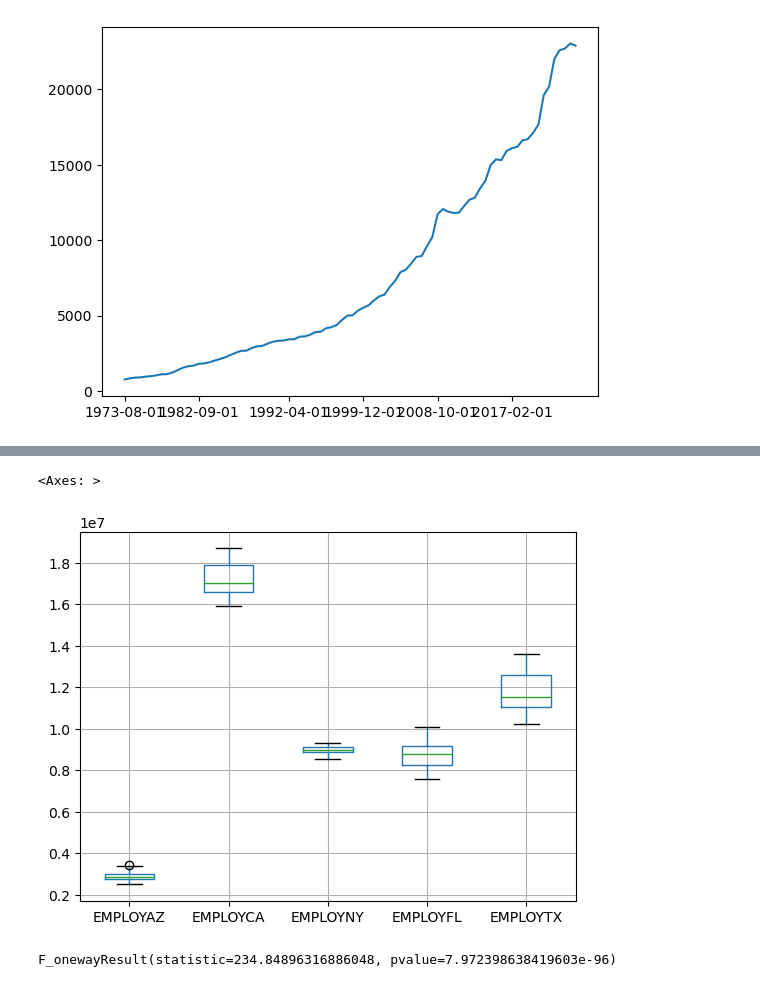
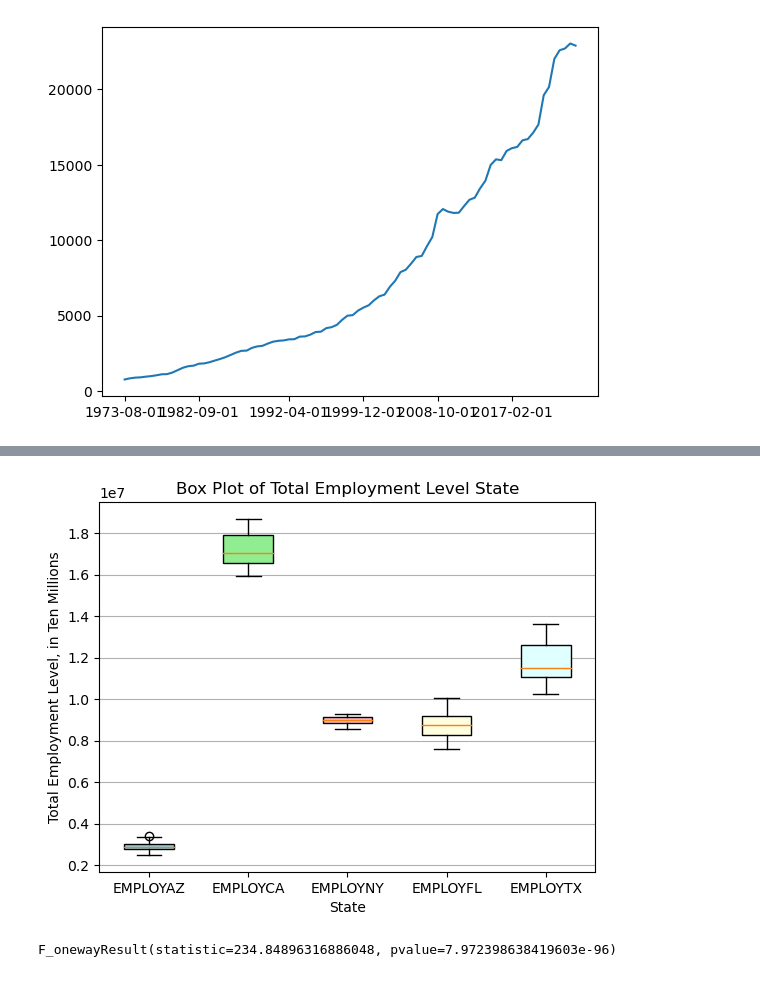
Before and after one commit to RyakDL/Project-1_Finance, a Jupyter notebook: Main_active-Copy2.ipynb, the cells around one changed output, grey strips where cells are left out. Cells and saved outputs as stored; diff of their text form; code cells hidden in the pictures.

```diff
--- a/Main_active-Copy2.ipynb
+++ b/Main_active-Copy2.ipynb
@@ -265,9 +290,38 @@ States_merge.boxplot(column=['AZTAST', 'CATAST', 'NYTAST', 'FLTAST', 'TXTAST'])
 # %%
 # Create box plot for total Employment Level by State
-States_merge.boxplot(column=['EMPLOYAZ', 'EMPLOYCA', 'EMPLOYNY', 'EMPLOYFL', 'EMPLOYTX'])
+#States_merge.boxplot(column=['EMPLOYAZ', 'EMPLOYCA', 'EMPLOYNY', 'EMPLOYFL', 'EMPLOYTX'])
+
+# Select the columns for box plot
+columns = ['EMPLOYAZ', 'EMPLOYCA', 'EMPLOYNY', 'EMPLOYFL', 'EMPLOYTX']
+
+# Create a figure and axes
+fig, ax = plt.subplots()
+
+# Create the box plot
+boxplot = ax.boxplot(States_merge[columns], patch_artist=True)
+
+# Add color to the box plot
+colors = ['skyblue', 'lightgreen', 'lightpink', 'lightyellow', 'lightcyan']
+for patch, color in zip(boxplot['boxes'], colors):
+    patch.set_facecolor(color)
+
+# Add gridlines
+ax.yaxis.grid(True)
+
+# Set x-axis tick labels
+ax.set_xticklabels(columns)
+
+# Set y-axis label
+ax.set_ylabel('Total Employment Level, in Ten Millions')
+ax.set_xlabel('State')
+
+# Set title
+ax.set_title('Box Plot of Total Employment Level State')
+
+# Show the plot
+plt.show()
 # %% [output]
-<Axes: >
-[figure, old version]
+[figure, new version]
 # %%
 # Perform the ANOVA on the mean of States Commercial Banking Assets
 stats.f_oneway(States_merge['AZTAST'], States_merge['CATAST'],States_merge['NYTAST'],States_merge['TXTAST'],
```
Also changed, not shown: parts of 3 cells of this notebook.
